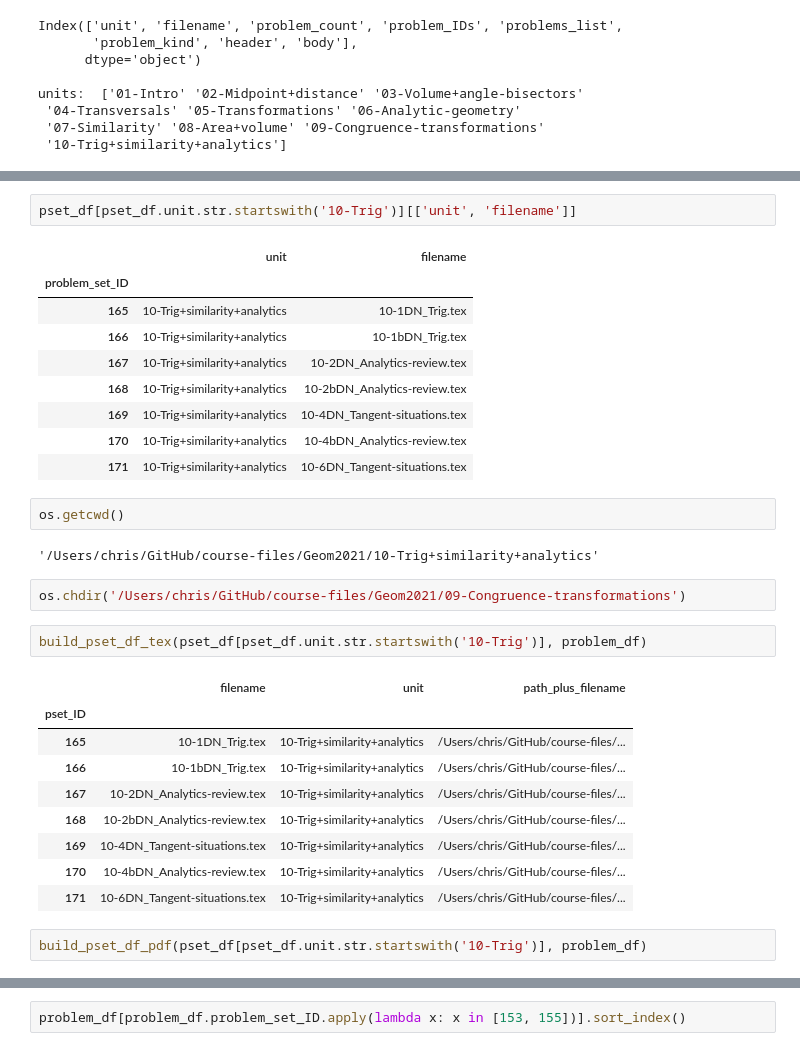
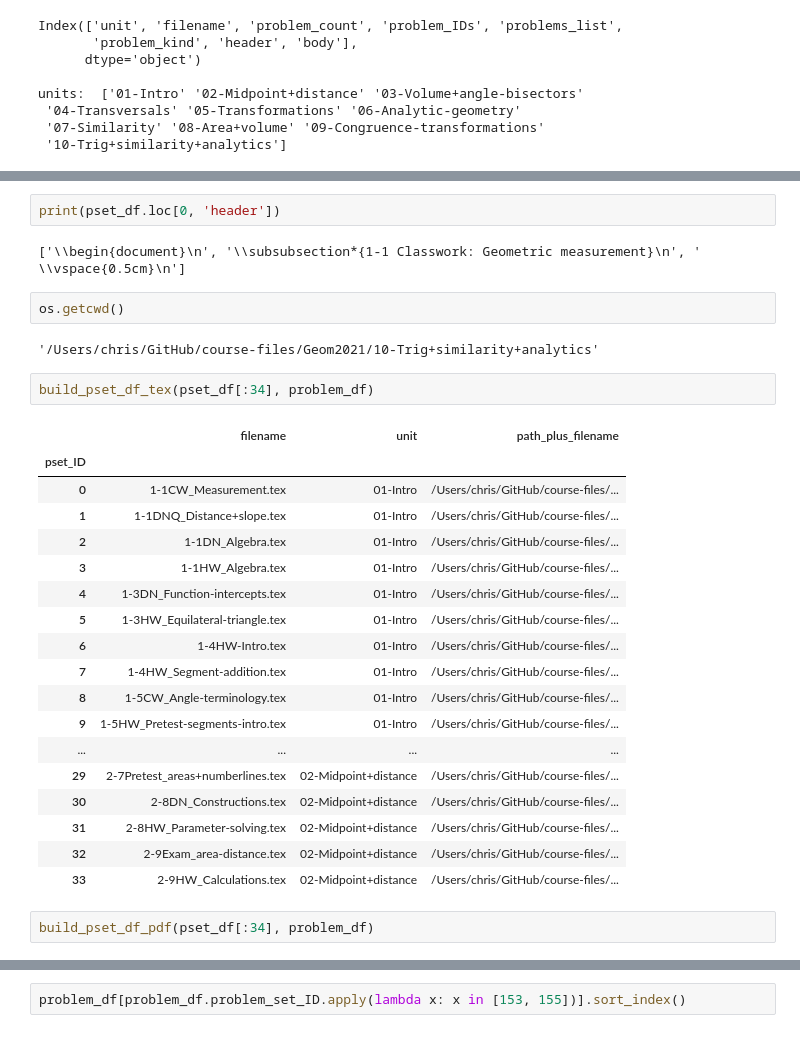
Before and after one commit to chrishuson/mathai, a Jupyter notebook: src/notes.ipynb, the cells around one changed output, grey strips where cells are left out. Drawn from its saved outputs; the diff is of its cells as text.

```diff
--- a/src/notes.ipynb
+++ b/src/notes.ipynb
@@ -72,32 +59,31 @@ pdflatex -output-directory=/Users/chris/GitHub/course-files/Geom2021//04-Transve
-# %%
-pset_df[pset_df.unit.str.startswith('10-Trig')][['unit', 'filename']]
-# %% [output]
-|  | unit | filename |
-| problem_set_ID |  |  |
-| 165 | 10-Trig+similarity+analytics | 10-1DN_Trig.tex |
-| 166 | 10-Trig+similarity+analytics | 10-1bDN_Trig.tex |
-| 167 | 10-Trig+similarity+analytics | 10-2DN_Analytics-review.tex |
-| 168 | 10-Trig+similarity+analytics | 10-2bDN_Analytics-review.tex |
-| 169 | 10-Trig+similarity+analytics | 10-4DN_Tangent-situations.tex |
-| 170 | 10-Trig+similarity+analytics | 10-4bDN_Analytics-review.tex |
-| 171 | 10-Trig+similarity+analytics | 10-6DN_Tangent-situations.tex |
+# %%
+print(pset_df.loc[0, 'header'])
+# %% [output]
+['\\begin{document}\n', '\\subsubsection*{1-1 Classwork: Geometric measurement}\n', '  \\vspace{0.5cm}\n']
 # %%
 os.getcwd()
 # %% [output]
 '/Users/chris/GitHub/course-files/Geom2021/10-Trig+similarity+analytics'
-# %%
-os.chdir('/Users/chris/GitHub/course-files/Geom2021/09-Congruence-transformations')
 # %%
-build_pset_df_tex(pset_df[pset_df.unit.str.startswith('10-Trig')], problem_df)
+build_pset_df_tex(pset_df[:34], problem_df)
 # %% [output]
 |  | filename | unit | path_plus_filename |
 | pset_ID |  |  |  |
-| 165 | 10-1DN_Trig.tex | 10-Trig+similarity+analytics | /Users/chris/GitHub/course-files/... |
-| 166 | 10-1bDN_Trig.tex | 10-Trig+similarity+analytics | /Users/chris/GitHub/course-files/... |
-| 167 | 10-2DN_Analytics-review.tex | 10-Trig+similarity+analytics | /Users/chris/GitHub/course-files/... |
-| 168 | 10-2bDN_Analytics-review.tex | 10-Trig+similarity+analytics | /Users/chris/GitHub/course-files/... |
-| 169 | 10-4DN_Tangent-situations.tex | 10-Trig+similarity+analytics | /Users/chris/GitHub/course-files/... |
-| 170 | 10-4bDN_Analytics-review.tex | 10-Trig+similarity+analytics | /Users/chris/GitHub/course-files/... |
-| 171 | 10-6DN_Tangent-situations.tex | 10-Trig+similarity+analytics | /Users/chris/GitHub/course-files/... |
+| 0 | 1-1CW_Measurement.tex | 01-Intro | /Users/chris/GitHub/course-files/... |
+| 1 | 1-1DNQ_Distance+slope.tex | 01-Intro | /Users/chris/GitHub/course-files/... |
+| 2 | 1-1DN_Algebra.tex | 01-Intro | /Users/chris/GitHub/course-files/... |
+| 3 | 1-1HW_Algebra.tex | 01-Intro | /Users/chris/GitHub/course-files/... |
+| 4 | 1-3DN_Function-intercepts.tex | 01-Intro | /Users/chris/GitHub/course-files/... |
+| 5 | 1-3HW_Equilateral-triangle.tex | 01-Intro | /Users/chris/GitHub/course-files/... |
+| 6 | 1-4HW-Intro.tex | 01-Intro | /Users/chris/GitHub/course-files/... |
+| 7 | 1-4HW_Segment-addition.tex | 01-Intro | /Users/chris/GitHub/course-files/... |
+| 8 | 1-5CW_Angle-terminology.tex | 01-Intro | /Users/chris/GitHub/course-files/... |
+| 9 | 1-5HW_Pretest-segments-intro.tex | 01-Intro | /Users/chris/GitHub/course-files/... |
+| ... | ... | ... | ... |
+| 29 | 2-7Pretest_areas+numberlines.tex | 02-Midpoint+distance | /Users/chris/GitHub/course-files/... |
+| 30 | 2-8DN_Constructions.tex | 02-Midpoint+distance | /Users/chris/GitHub/course-files/... |
+| 31 | 2-8HW_Parameter-solving.tex | 02-Midpoint+distance | /Users/chris/GitHub/course-files/... |
+| 32 | 2-9Exam_area-distance.tex | 02-Midpoint+distance | /Users/chris/GitHub/course-files/... |
+| 33 | 2-9HW_Calculations.tex | 02-Midpoint+distance | /Users/chris/GitHub/course-files/... |
 # %%
-build_pset_df_pdf(pset_df[pset_df.unit.str.startswith('10-Trig')], problem_df)
+build_pset_df_pdf(pset_df[:34], problem_df)
```
Also changed, not shown: parts of 2 cells of this notebook.
